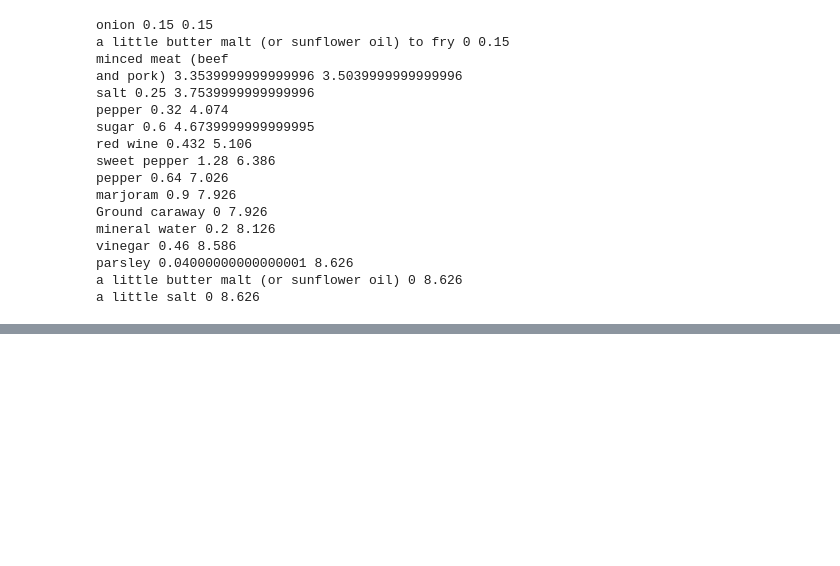
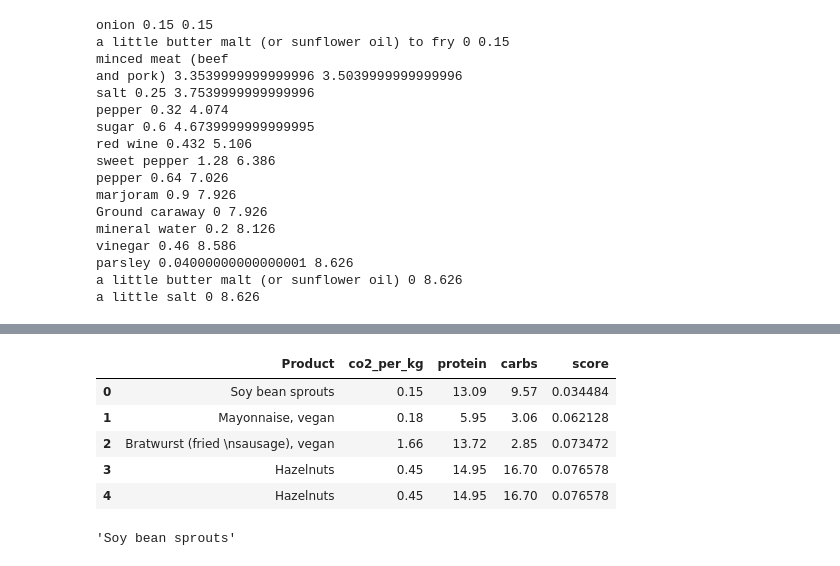
Before and after one commit to ChandrikaSethumadhavan/BFH-offenburg-burda, a Jupyter notebook: api.ipynb, the cells around one changed output, grey strips where cells are left out. Cells and saved outputs as stored; diff of their text form; code cells hidden in the pictures; blank space fills up the shorter version.

```diff
--- a/api.ipynb
+++ b/api.ipynb
@@ -360,0 +549,15 @@ translated_texts_all
+# %%
+df_best = rank_alternatives(ing_switch,df_macros)
+# %%
+df_best
+# %% [output]
+|  | Product | co2_per_kg | protein | carbs | score |
+| 0 | Soy bean sprouts | 0.15 | 13.09 | 9.57 | 0.034484 |
+| 1 | Mayonnaise, vegan | 0.18 | 5.95 | 3.06 | 0.062128 |
+| 2 | Bratwurst (fried \nsausage), vegan | 1.66 | 13.72 | 2.85 | 0.073472 |
+| 3 | Hazelnuts | 0.45 | 14.95 | 16.70 | 0.076578 |
+| 4 | Hazelnuts | 0.45 | 14.95 | 16.70 | 0.076578 |
+# %%
+df_best["Product"][0]
+# %% [output]
+'Soy bean sprouts'
```
Also changed, not shown: parts of 29 cells of this notebook.
